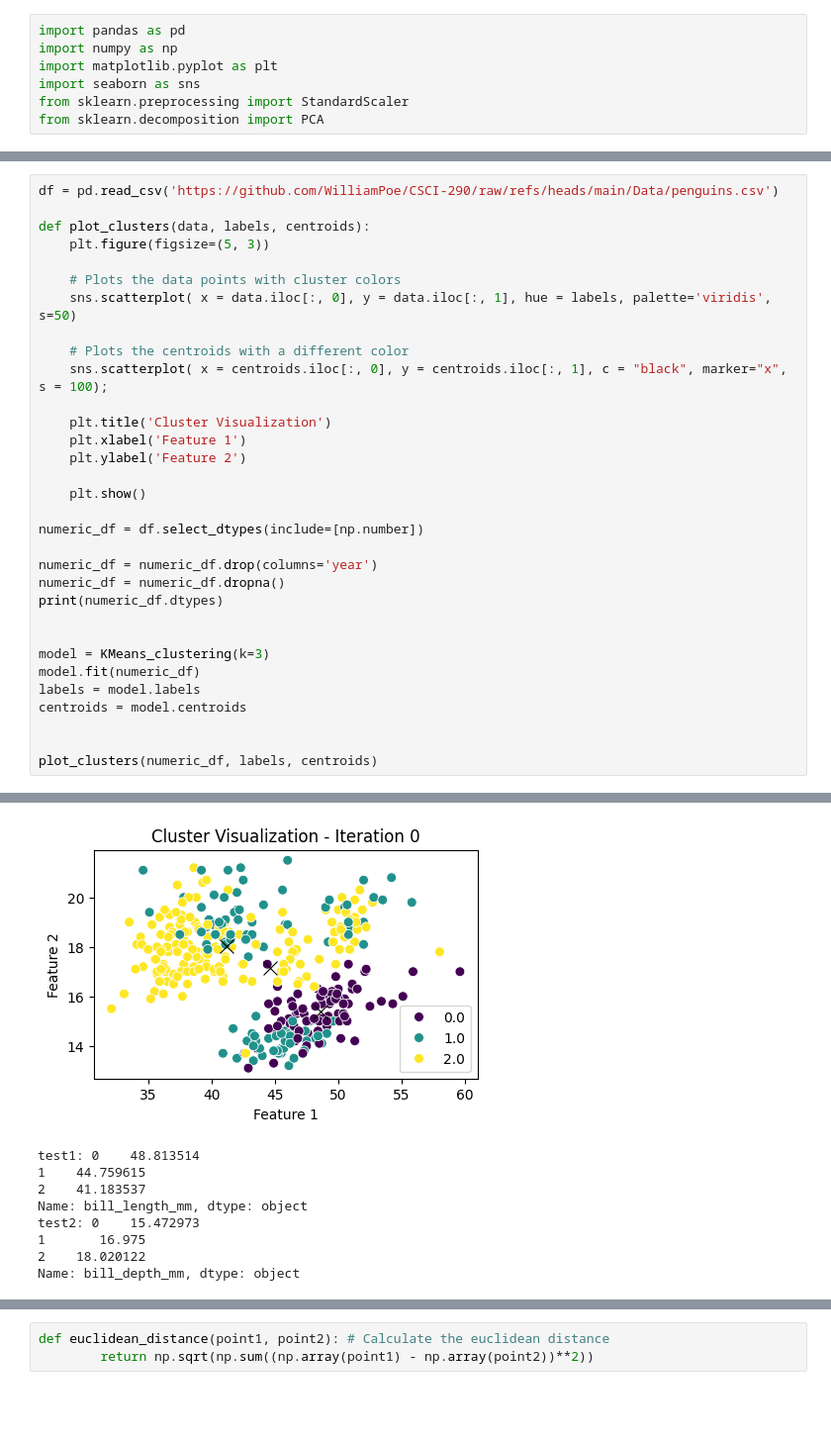
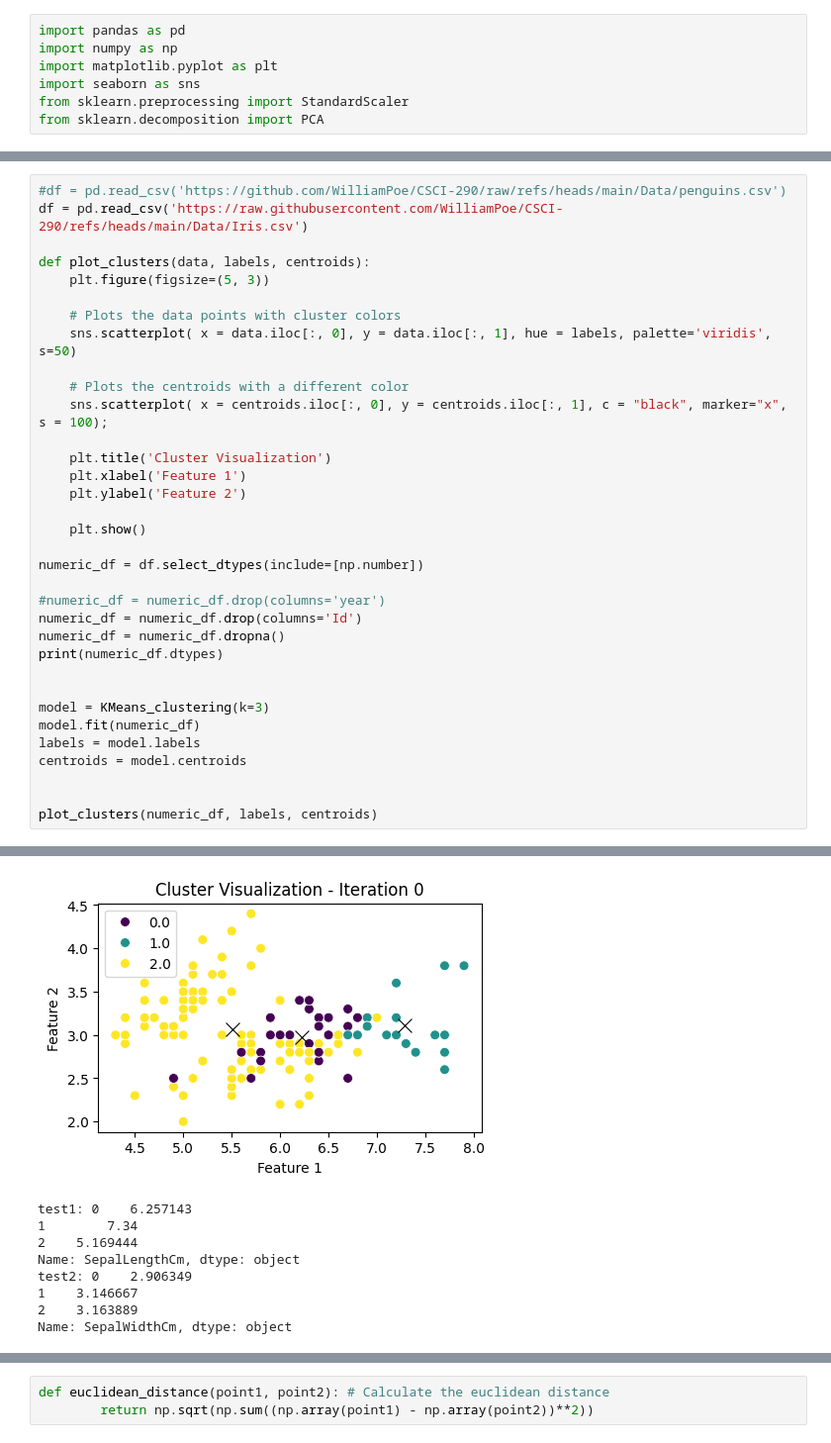
Before and after one commit to WilliamPoe/CSCI-290, a Jupyter notebook: notebooks/k_means_clustering.ipynb, the cells around one changed output, grey strips where cells are left out. Shown: that part at 99% size. Drawn from its saved outputs; the diff is of its cells as text; blank space fills up the shorter version.

```diff
--- a/notebooks/k_means_clustering.ipynb
+++ b/notebooks/k_means_clustering.ipynb
@@ -73,7 +74,8 @@ class KMeans_clustering:
           break
         self.centroids = cur_centroids
 # %%
-df = pd.read_csv('https://github.com/WilliamPoe/CSCI-290/raw/refs/heads/main/Data/penguins.csv')
+#df = pd.read_csv('https://github.com/WilliamPoe/CSCI-290/raw/refs/heads/main/Data/penguins.csv')
+df = pd.read_csv('https://raw.githubusercontent.com/WilliamPoe/CSCI-290/refs/heads/main/Data/Iris.csv')
 
 def plot_clusters(data, labels, centroids):
     plt.figure(figsize=(5, 3))
@@ -92,7 +94,8 @@ def plot_clusters(data, labels, centroids):
 
 numeric_df = df.select_dtypes(include=[np.number])
 
-numeric_df = numeric_df.drop(columns='year')
+#numeric_df = numeric_df.drop(columns='year')
+numeric_df = numeric_df.drop(columns='Id')
 numeric_df = numeric_df.dropna()
 print(numeric_df.dtypes)
 
@@ -123,9 +126,9 @@ Name: bill_depth_mm, dtype: object
-[figure, old version]
+[figure, new version]
-test1: 0    48.813514
-1    44.759615
-2    41.183537
-Name: bill_length_mm, dtype: object
-test2: 0    15.472973
-1       16.975
-2    18.020122
-Name: bill_depth_mm, dtype: object
+test1: 0    6.257143
+1        7.34
+2    5.169444
+Name: SepalLengthCm, dtype: object
+test2: 0    2.906349
+1    3.146667
+2    3.163889
+Name: SepalWidthCm, dtype: object
```
Also changed, not shown: parts of 2 cells of this notebook.
